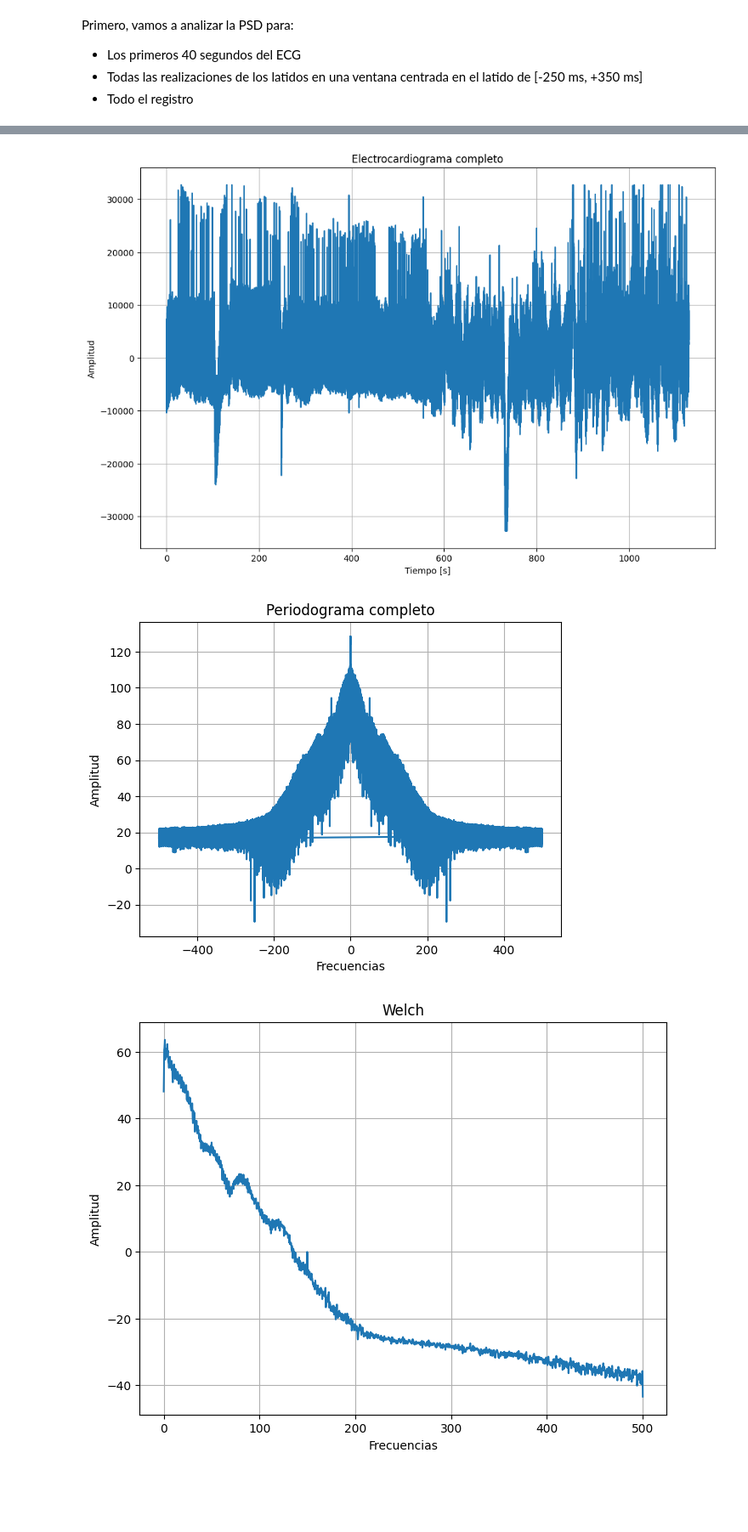
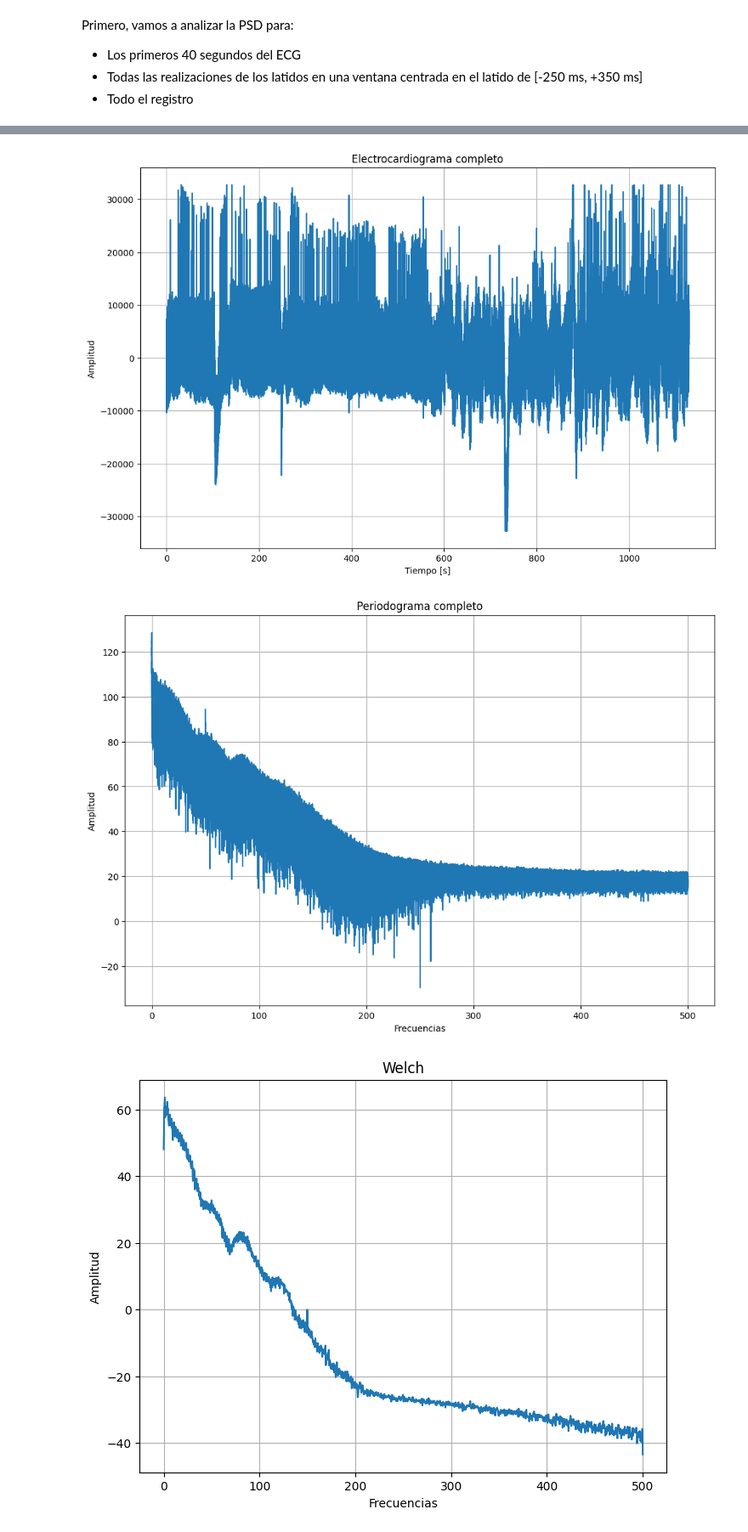
Before and after one commit to manuel-dieguez/DSP, a Jupyter notebook: TS8/Tarea_Semanal8_Dieguez.ipynb, the cells around one changed output, grey strips where cells are left out. Shown at 85% size. Cells and saved outputs as stored; diff of their text form; code cells hidden in the pictures; blank space fills up the shorter version.

```diff
--- a/TS8/Tarea_Semanal8_Dieguez.ipynb
+++ b/TS8/Tarea_Semanal8_Dieguez.ipynb
@@ -75,28 +76,29 @@ plt.show()
 # %%
 ## Peridograma simple de la senal completa
 
 freqs_full = np.fft.fftfreq(len(ecg_one_lead), d=1/fs_ecg)
 fft_ecg_full = np.fft.fft(ecg_one_lead)
 Pxx_ecg_full = np.abs(fft_ecg_full)**2/N
+bool_index_full = freqs_full >= 0
 
 plt.figure(3,figsize=(12,8))
 plt.title("Electrocardiograma completo")
 plt.ylabel("Amplitud")
 plt.xlabel("Tiempo [s]")
 plt.plot(np.arange(0,len(ecg_one_lead)/fs_ecg,1/fs_ecg),ecg_one_lead)
 plt.grid()
 plt.show()
 
-plt.figure(4)
+plt.figure(4,figsize=(12,8))
 plt.title("Periodograma completo")
 plt.xlabel("Frecuencias")
 plt.ylabel(f"Amplitud")  ## Revisar LaTex
-plt.plot(freqs_full,10*np.log10(Pxx_ecg_full))
+plt.plot(freqs_full[bool_index_full],10*np.log10(Pxx_ecg_full[bool_index_full]))
 plt.grid()
 plt.show()
 # %% [output]
 [figure]
-[figure, old version]
+[figure, new version]
 # %%
 ## Hacemos la estimacion de Welch para los primeros 10 segundos del ECG
 [freqs_welch, fft_welch] = sc.signal.welch(ecg_one_lead_cut, fs_ecg, window = "hann", nperseg = int(N/w), detrend ="linear") ## Detrend saca la pendiente
```
Also changed, not shown: parts of 6 cells of this notebook.
